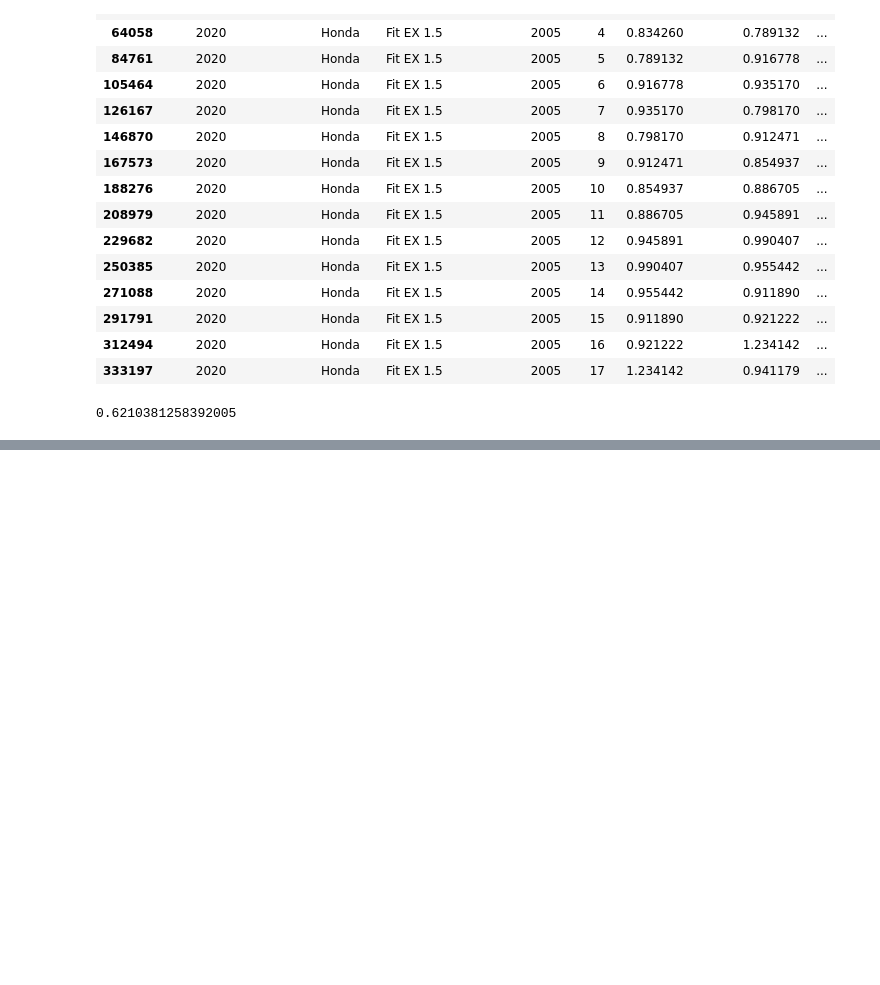
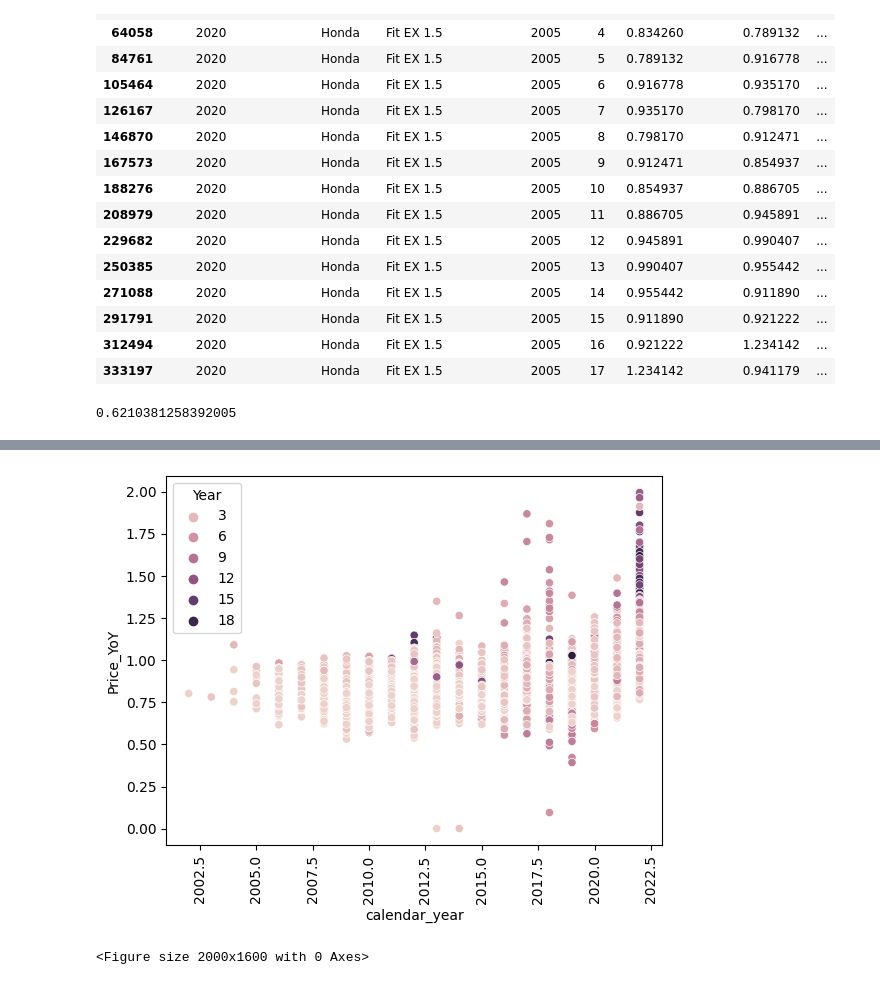
Before and after one commit to marcnaweb/car_recommendation_engine, a Jupyter notebook: notebooks/marc_notebook.ipynb, the cells around one changed output, grey strips where cells are left out. Drawn from its saved outputs; the diff is of its cells as text; code cells hidden in the pictures; blank space fills up the shorter version.

```diff
--- a/notebooks/marc_notebook.ipynb
+++ b/notebooks/marc_notebook.ipynb
@@ -195,9 +197,11 @@ mean_yoy_dic
 # %% [markdown]
 ### Including the next year Price YoY (target) column
 # %%
-car_prices_yoy_melted = car_prices_yoy_melted.sort_values(by=[  "car_code", "Year"])
+car_prices_yoy_melted = car_prices_yoy_melted.sort_values(
+    by=["car_code", "Year"])
 # %%
-car_prices_yoy_melted['Next_YoY_Price'] = car_prices_yoy_melted.groupby('car_code')['Price_YoY'].shift(-1)
+car_prices_yoy_melted['Next_YoY_Price'] = car_prices_yoy_melted.groupby('car_code')[
+    'Price_YoY'].shift(-1)
 # %%
 car_prices_yoy_melted
 # %% [output]
@@ -217,8 +221,9 @@ car_prices_yoy_melted
 # %% [markdown]
 ### Making the Naive Model
 # %%
-#the next year YoY price is simply the mapping of the next year dic
-car_prices_yoy_melted["Next_YoY_Pr_Pred"] = (car_prices_yoy_melted["Year"] + 1 ).map(mean_yoy_dic)
+# the next year YoY price is simply the mapping of the next year dic
+car_prices_yoy_melted["Next_YoY_Pr_Pred"] = (
+    car_prices_yoy_melted["Year"] + 1).map(mean_yoy_dic)
 car_prices_yoy_melted
 # %% [output]
 |  | car_code | car_manufacturer | car_model | car_model_year | Year | Price_YoY | Next_YoY_Price | ... |
@@ -297,0 +311,2 @@ adfuller(car_prices_for_calc[car_prices_for_calc["car_code"] == 2020].Price_YoY)
+# %%
+car_prices_for_calc["calendar_year"] = car_prices_for_calc["car_model_year"] + car_prices_for_calc["Year"]
@@ -297,0 +322,12 @@ adfuller(car_prices_for_calc[car_prices_for_calc["car_code"] == 2020].Price_YoY)
+# %%
+sns.scatterplot(x=car_prices_for_calc["calendar_year"], y=car_prices_for_calc["Price_YoY"], hue=car_prices_for_calc["Year"])
+# Rotate x-axis labels
+plt.xticks(rotation=90)
+
+#set size
+plt.figure(figsize=(20, 16))
+
+plt.show()
+# %% [output]
+[figure, added]
+<Figure size 2000x1600 with 0 Axes>
```
Also changed, not shown: parts of 29 cells of this notebook.
